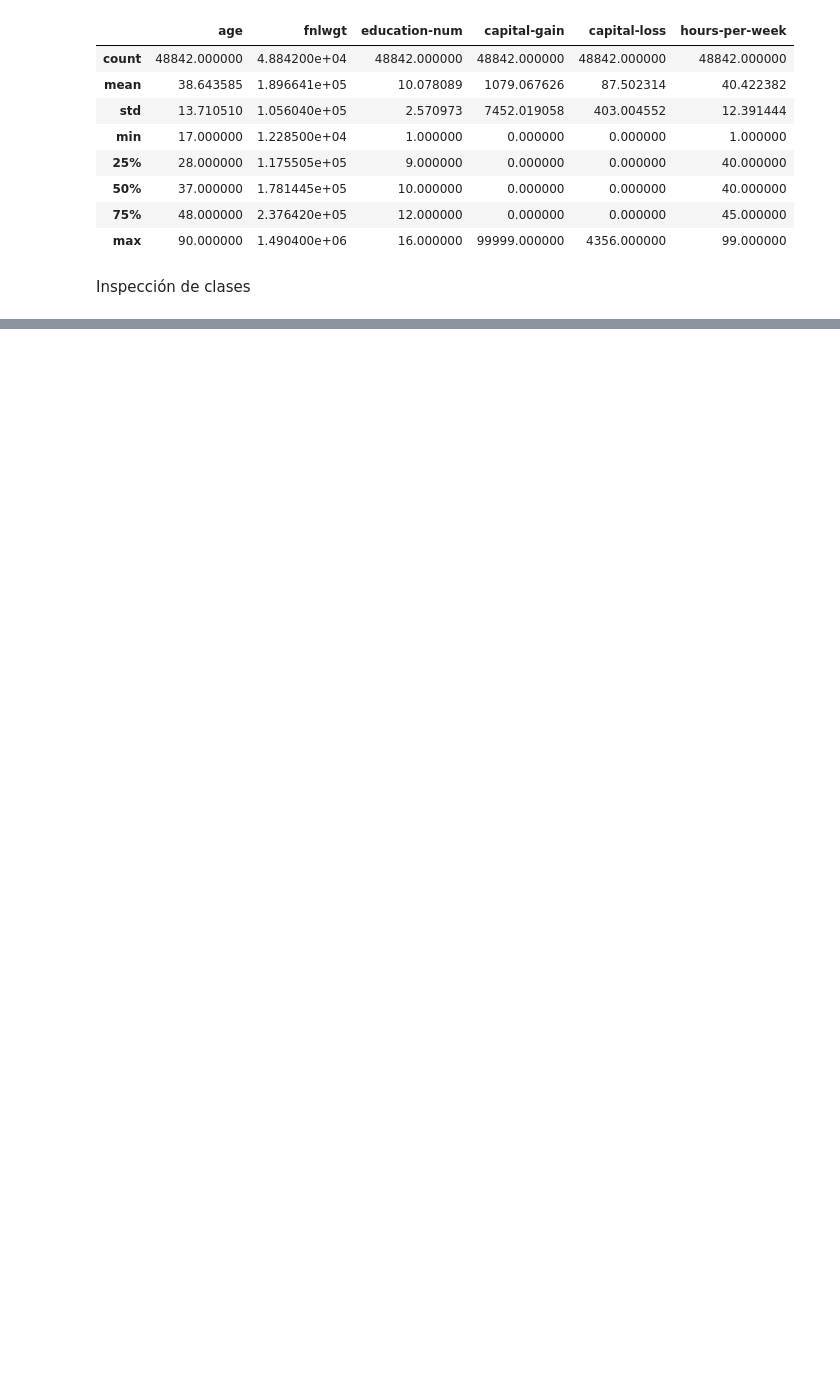
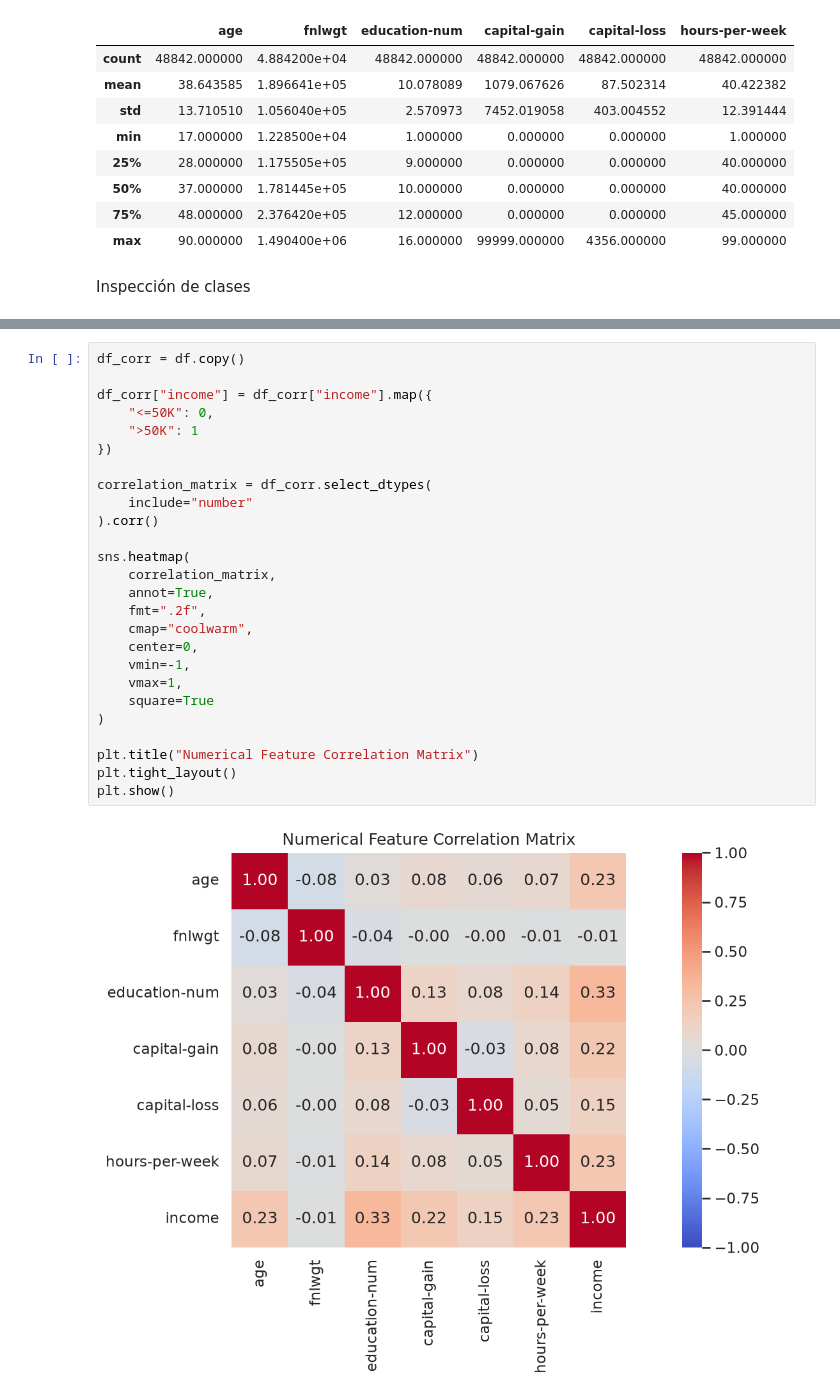
Before and after one commit to Vante52/neural-income-classifier, a Jupyter notebook: notebooks/01_data_exploration.ipynb, the cells around one changed output, grey strips where cells are left out. Saved outputs shown, nothing was run; the diff lists cells and outputs as text; blank space fills up the shorter version.

```diff
--- a/notebooks/01_data_exploration.ipynb
+++ b/notebooks/01_data_exploration.ipynb
@@ -113,0 +152,28 @@ Name: count, dtype: int64
+# %%
+df_corr = df.copy()
+
+df_corr["income"] = df_corr["income"].map({
+    "<=50K": 0,
+    ">50K": 1
+})
+
+correlation_matrix = df_corr.select_dtypes(
+    include="number"
+).corr()
+
+sns.heatmap(
+    correlation_matrix,
+    annot=True,
+    fmt=".2f",
+    cmap="coolwarm",
+    center=0,
+    vmin=-1,
+    vmax=1,
+    square=True
+)
+
+plt.title("Numerical Feature Correlation Matrix")
+plt.tight_layout()
+plt.show()
+# %% [output]
+[figure, added]
```
Also changed, not shown: parts of 12 cells of this notebook, 7 other files.
